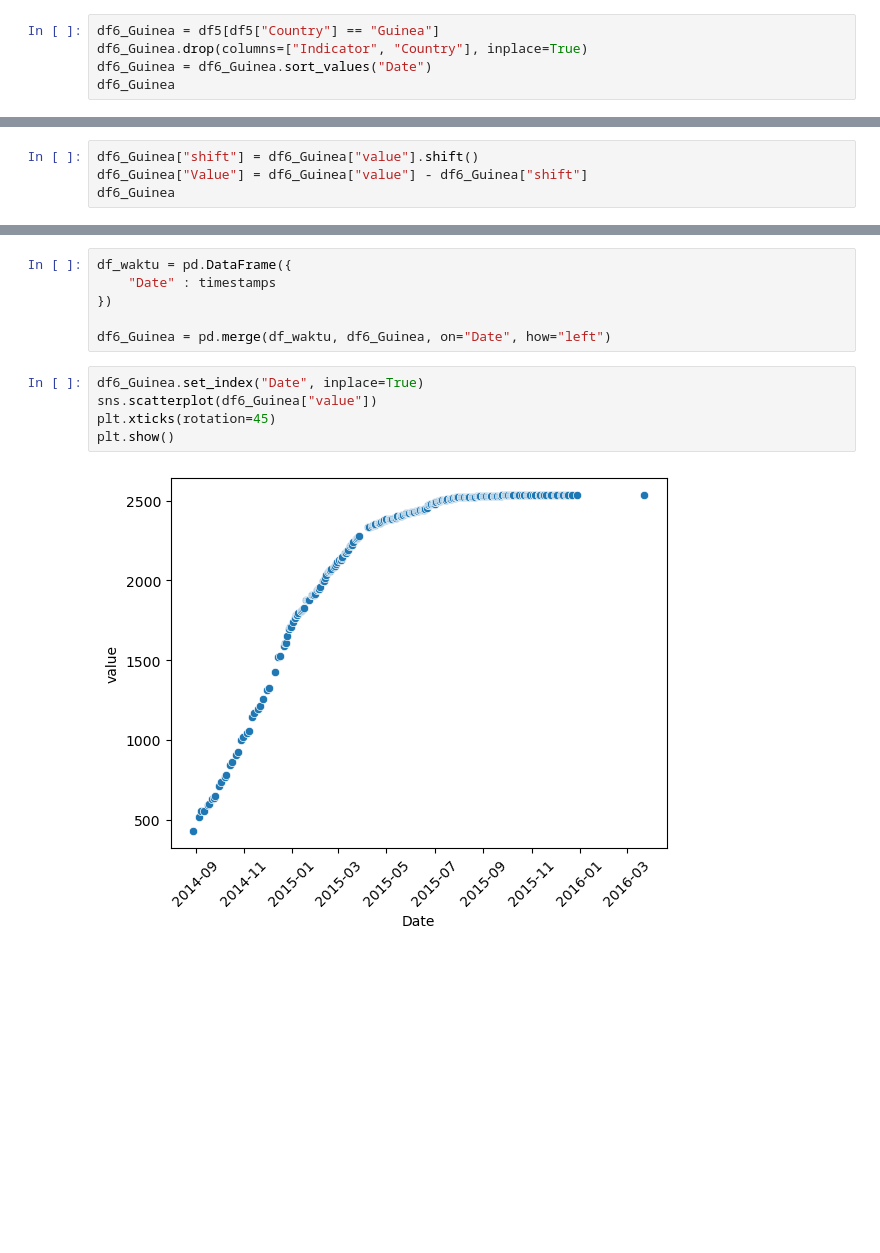
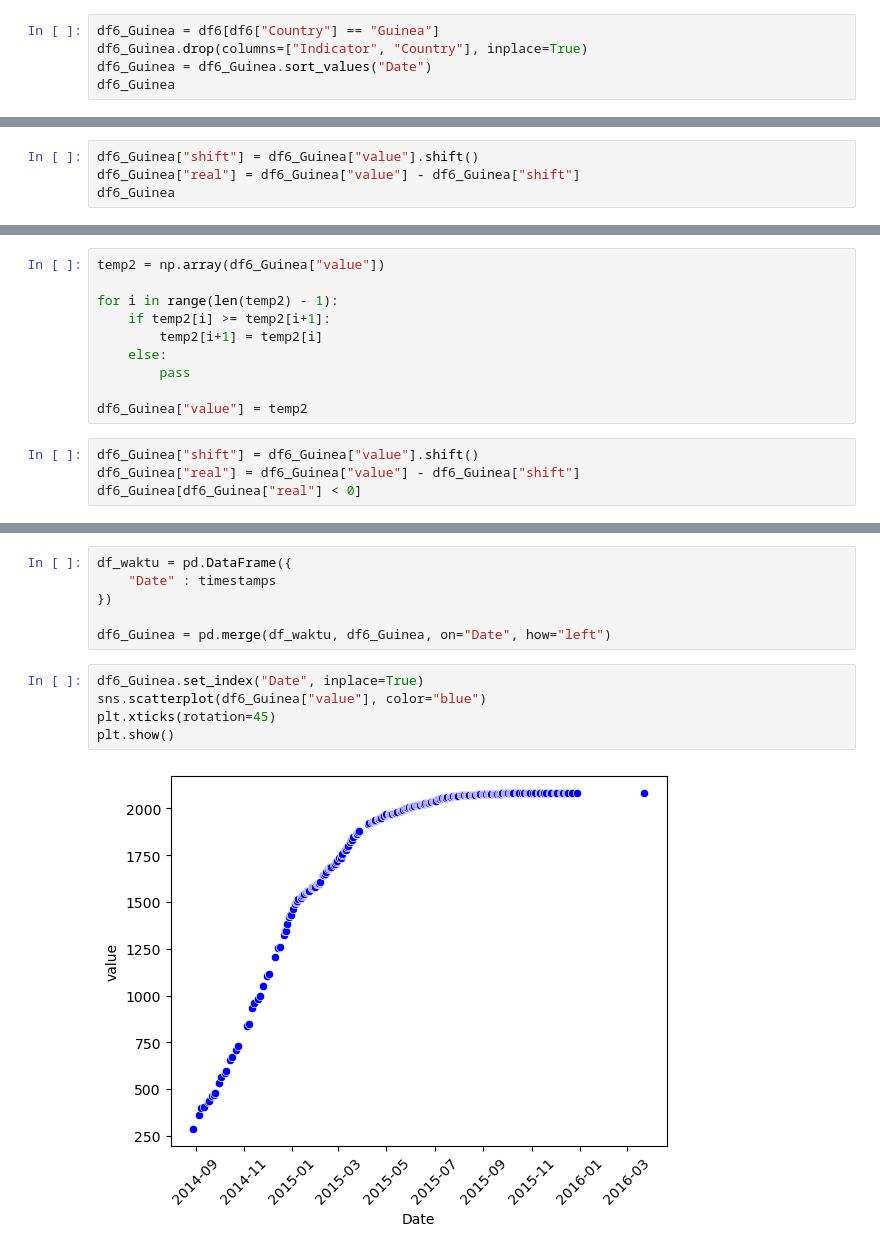
Before and after one commit to rzkynovan/tugas_tsdw, a Jupyter notebook: EDA.ipynb, the cells around one changed output, grey strips where cells are left out. Saved outputs shown, nothing was run; the diff lists cells and outputs as text; blank space fills up the shorter version.

```diff
--- a/EDA.ipynb
+++ b/EDA.ipynb
@@ -314,5 +354,5 @@ len(df2_Guinea)
 # %%
-df6_Guinea = df5[df5["Country"] == "Guinea"]
+df6_Guinea = df6[df6["Country"] == "Guinea"]
 df6_Guinea.drop(columns=["Indicator", "Country"], inplace=True)
 df6_Guinea = df6_Guinea.sort_values("Date")
 df6_Guinea
@@ -333,5 +373,5 @@ df6_Guinea
 # %%
 df6_Guinea["shift"] = df6_Guinea["value"].shift()
-df6_Guinea["Value"] = df6_Guinea["value"] - df6_Guinea["shift"]
+df6_Guinea["real"] = df6_Guinea["value"] - df6_Guinea["shift"]
 df6_Guinea
 # %% [output]
@@ -355,0 +396,14 @@ df6_Guinea[df6_Guinea["Value"] < 0]
+# %%
+temp2 = np.array(df6_Guinea["value"])
+
+for i in range(len(temp2) - 1):
+    if temp2[i] >= temp2[i+1]:
+        temp2[i+1] = temp2[i]
+    else:
+        pass
+
+df6_Guinea["value"] = temp2
+# %%
+df6_Guinea["shift"] = df6_Guinea["value"].shift()
+df6_Guinea["real"] = df6_Guinea["value"] - df6_Guinea["shift"]
+df6_Guinea[df6_Guinea["real"] < 0]
@@ -404,9 +466,9 @@ df_waktu = pd.DataFrame({
 df6_Guinea = pd.merge(df_waktu, df6_Guinea, on="Date", how="left")
 # %%
 df6_Guinea.set_index("Date", inplace=True)
-sns.scatterplot(df6_Guinea["value"])
+sns.scatterplot(df6_Guinea["value"], color="blue")
 plt.xticks(rotation=45)
 plt.show()
 # %% [output]
-[figure, old version]
+[figure, new version]
 # %%
```
Also changed, not shown: parts of 33 cells of this notebook.
